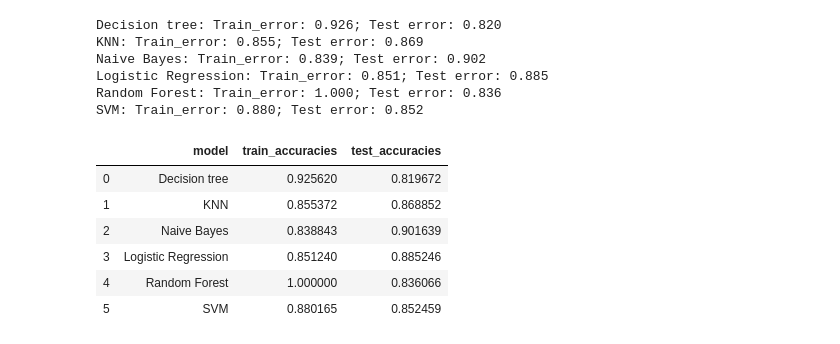
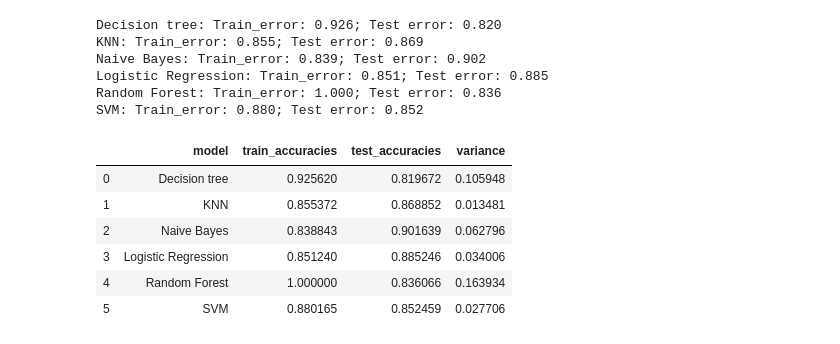
Before and after one commit to camadi/Heart-Disease-Prediction, a Jupyter notebook: Heart-Disease-Analysis.ipynb, the cells around one changed output. Drawn from its saved outputs; the diff is of its cells as text; code cells hidden in the pictures.

```diff
--- a/Heart-Disease-Analysis.ipynb
+++ b/Heart-Disease-Analysis.ipynb
@@ -304,12 +367,13 @@ Random Forest: Train_error: 1.000; Test error: 0.836
 SVM: Train_error: 0.880; Test error: 0.852
 # %%
 accuracies_df = pd.DataFrame(data = accuracies, columns = ['model', 'train_accuracies', 'test_accuracies'])
+accuracies_df['variance'] = abs(accuracies_df['train_accuracies'] - accuracies_df['test_accuracies'])
 accuracies_df
 # %% [output]
-|  | model | train_accuracies | test_accuracies |
-| 0 | Decision tree | 0.925620 | 0.819672 |
-| 1 | KNN | 0.855372 | 0.868852 |
-| 2 | Naive Bayes | 0.838843 | 0.901639 |
-| 3 | Logistic Regression | 0.851240 | 0.885246 |
-| 4 | Random Forest | 1.000000 | 0.836066 |
-| 5 | SVM | 0.880165 | 0.852459 |
+|  | model | train_accuracies | test_accuracies | variance |
+| 0 | Decision tree | 0.925620 | 0.819672 | 0.105948 |
+| 1 | KNN | 0.855372 | 0.868852 | 0.013481 |
+| 2 | Naive Bayes | 0.838843 | 0.901639 | 0.062796 |
+| 3 | Logistic Regression | 0.851240 | 0.885246 | 0.034006 |
+| 4 | Random Forest | 1.000000 | 0.836066 | 0.163934 |
+| 5 | SVM | 0.880165 | 0.852459 | 0.027706 |
```
Also changed, not shown: parts of 12 cells of this notebook.
